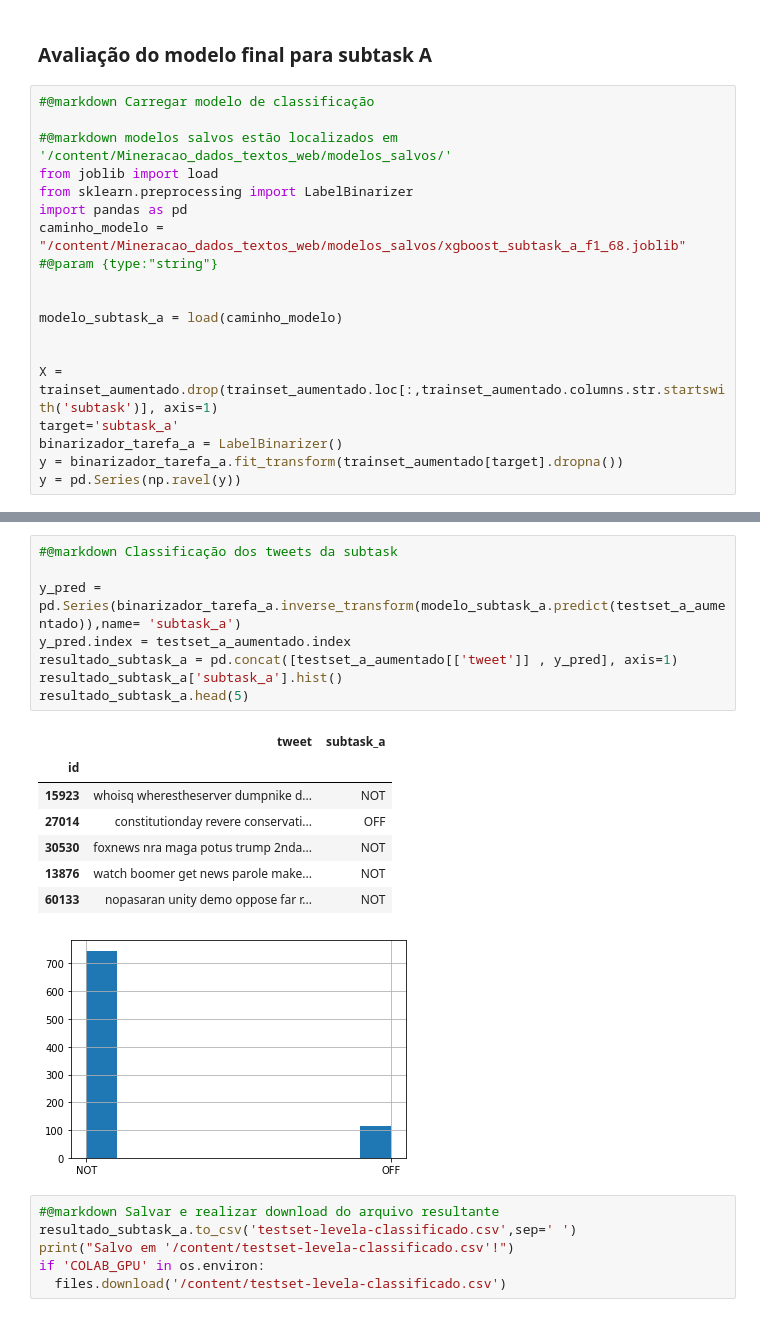
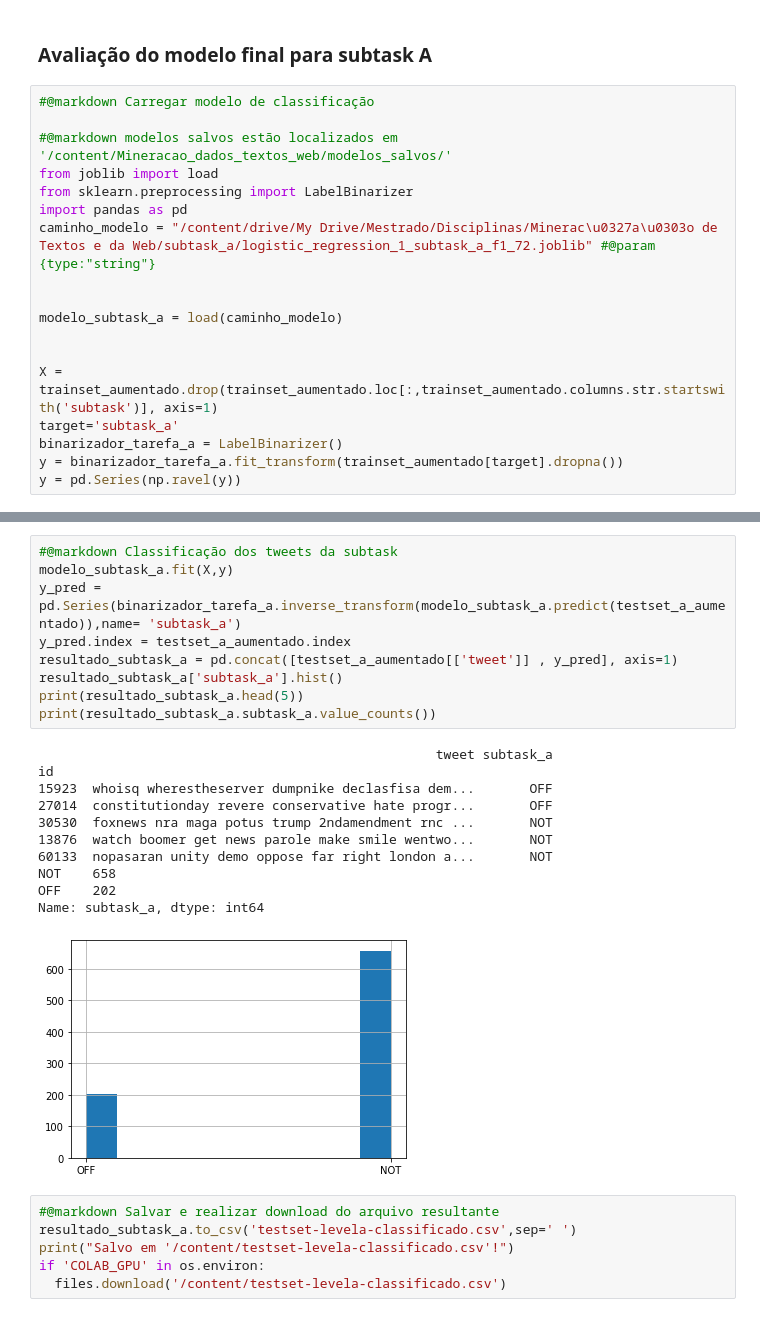
Before and after one commit to eduardodut/Mineracao_dados_textos_web, a Jupyter notebook: projeto01_equipe01.ipynb, the cells around one changed output, grey strips where cells are left out. Cells and saved outputs as stored; diff of their text form.

```diff
--- a/projeto01_equipe01.ipynb
+++ b/projeto01_equipe01.ipynb
@@ -1246,7 +1257,7 @@ $$
 from joblib import load
 from sklearn.preprocessing import LabelBinarizer
 import pandas as pd
-caminho_modelo = "/content/Mineracao_dados_textos_web/modelos_salvos/xgboost_subtask_a_f1_68.joblib" #@param {type:"string"}
+caminho_modelo = "/content/drive/My Drive/Mestrado/Disciplinas/Minerac\u0327a\u0303o de Textos e da Web/subtask_a/logistic_regression_1_subtask_a_f1_72.joblib" #@param {type:"string"}
 
 
 modelo_subtask_a = load(caminho_modelo)
@@ -1305,20 +1313,24 @@ weighted avg       0.93      0.93      0.92     13207
 # %%
 #@markdown Classificação dos tweets da subtask
-
+modelo_subtask_a.fit(X,y)
 y_pred = pd.Series(binarizador_tarefa_a.inverse_transform(modelo_subtask_a.predict(testset_a_aumentado)),name= 'subtask_a')
 y_pred.index = testset_a_aumentado.index
 resultado_subtask_a = pd.concat([testset_a_aumentado[['tweet']] , y_pred], axis=1)
 resultado_subtask_a['subtask_a'].hist()
-resultado_subtask_a.head(5)
+print(resultado_subtask_a.head(5))
+print(resultado_subtask_a.subtask_a.value_counts())
 # %% [output]
-|  | tweet | subtask_a |
-| id |  |  |
-| 15923 | whoisq wherestheserver dumpnike d... | NOT |
-| 27014 | constitutionday revere conservati... | OFF |
-| 30530 | foxnews nra maga potus trump 2nda... | NOT |
-| 13876 | watch boomer get news parole make... | NOT |
-| 60133 | nopasaran unity demo oppose far r... | NOT |
+                                                   tweet subtask_a
+id
+15923  whoisq wherestheserver dumpnike declasfisa dem...       OFF
+27014  constitutionday revere conservative hate progr...       OFF
+30530  foxnews nra maga potus trump 2ndamendment rnc ...       NOT
+13876  watch boomer get news parole make smile wentwo...       NOT
+60133  nopasaran unity demo oppose far right london a...       NOT
+NOT    658
+OFF    202
+Name: subtask_a, dtype: int64
-[figure, old version]
+[figure, new version]
 # %%
 #@markdown Salvar e realizar download do arquivo resultante
 resultado_subtask_a.to_csv('testset-levela-classificado.csv',sep=' ')
```
Also changed, not shown: parts of 37 cells of this notebook.
